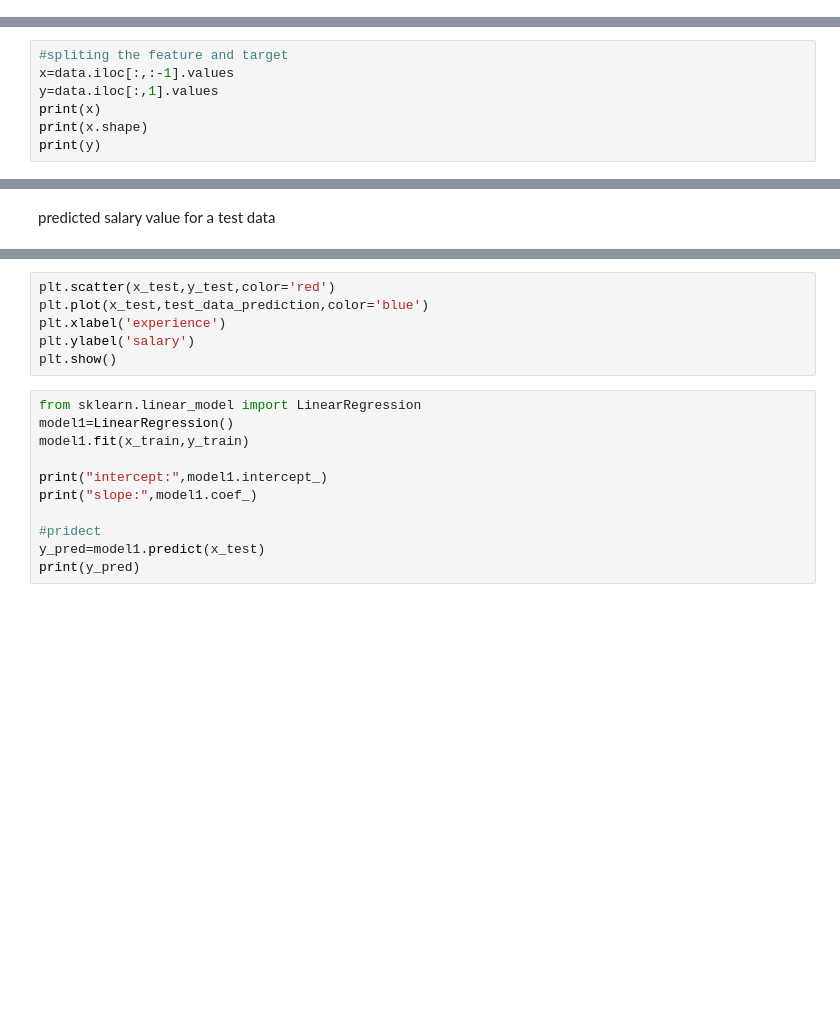
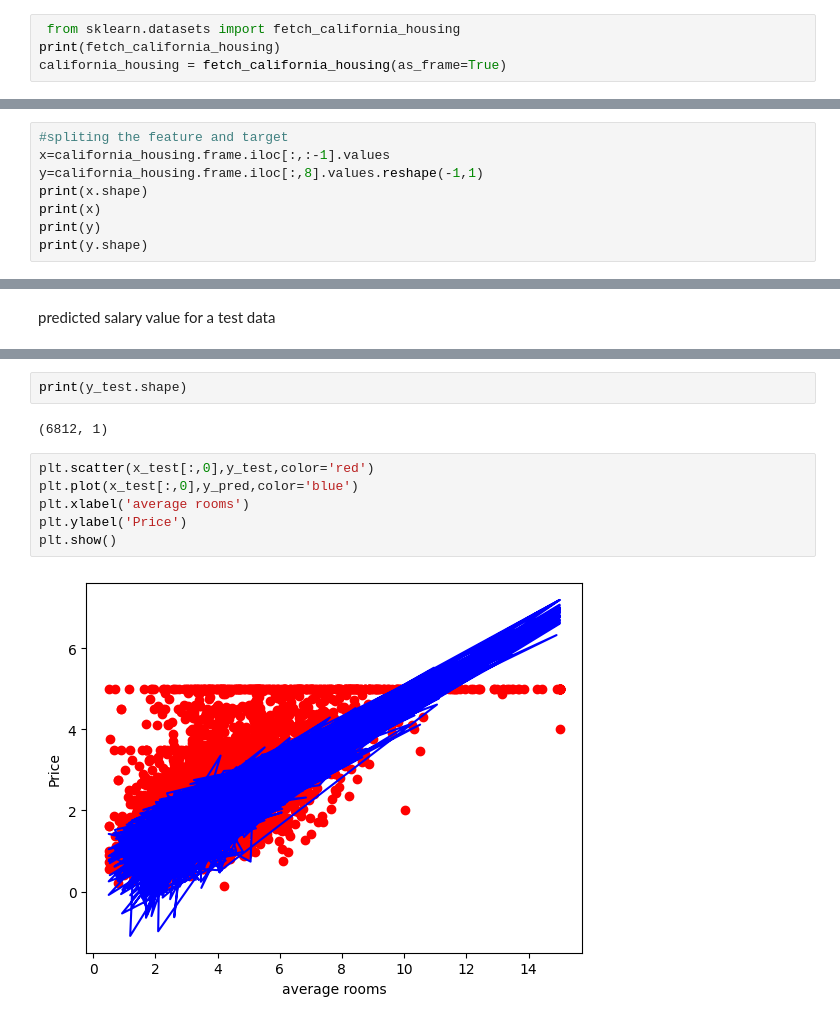
Before and after one commit to amruthkumarp/Regression_model, a Jupyter notebook: Buliding_linear_regression_scarch.ipynb, the cells around one changed output, grey strips where cells are left out. Cells and saved outputs as stored; diff of their text form; blank space fills up the shorter version.

```diff
--- a/Buliding_linear_regression_scarch.ipynb
+++ b/Buliding_linear_regression_scarch.ipynb
@@ -97,0 +75,4 @@ print(target.shape)
+# %%
+ from sklearn.datasets import fetch_california_housing
+print(fetch_california_housing)
+california_housing = fetch_california_housing(as_frame=True)
@@ -105,8 +129,9 @@ NameError: name 'salary_data' is not defined
 # %%
 #spliting the feature and target
-x=data.iloc[:,:-1].values
-y=data.iloc[:,1].values
+x=california_housing.frame.iloc[:,:-1].values
+y=california_housing.frame.iloc[:,8].values.reshape(-1,1)
+print(x.shape)
 print(x)
-print(x.shape)
 print(y)
+print(y.shape)
 # %% [output]
@@ -138,17 +252,12 @@ visulazation
+# %%
+print(y_test.shape)
+# %% [output]
+(6812, 1)
 # %%
-plt.scatter(x_test,y_test,color='red')
-plt.plot(x_test,test_data_prediction,color='blue')
-plt.xlabel('experience')
-plt.ylabel('salary')
+plt.scatter(x_test[:,0],y_test,color='red')
+plt.plot(x_test[:,0],y_pred,color='blue')
+plt.xlabel('average rooms')
+plt.ylabel('Price')
 plt.show()
+# %% [output]
+[figure, added]
-# %%
-from sklearn.linear_model import LinearRegression
-model1=LinearRegression()
-model1.fit(x_train,y_train)
-
-print("intercept:",model1.intercept_)
-print("slope:",model1.coef_)
-
-#pridect
-y_pred=model1.predict(x_test)
-print(y_pred)
```
Also changed, not shown: parts of 23 cells of this notebook.
